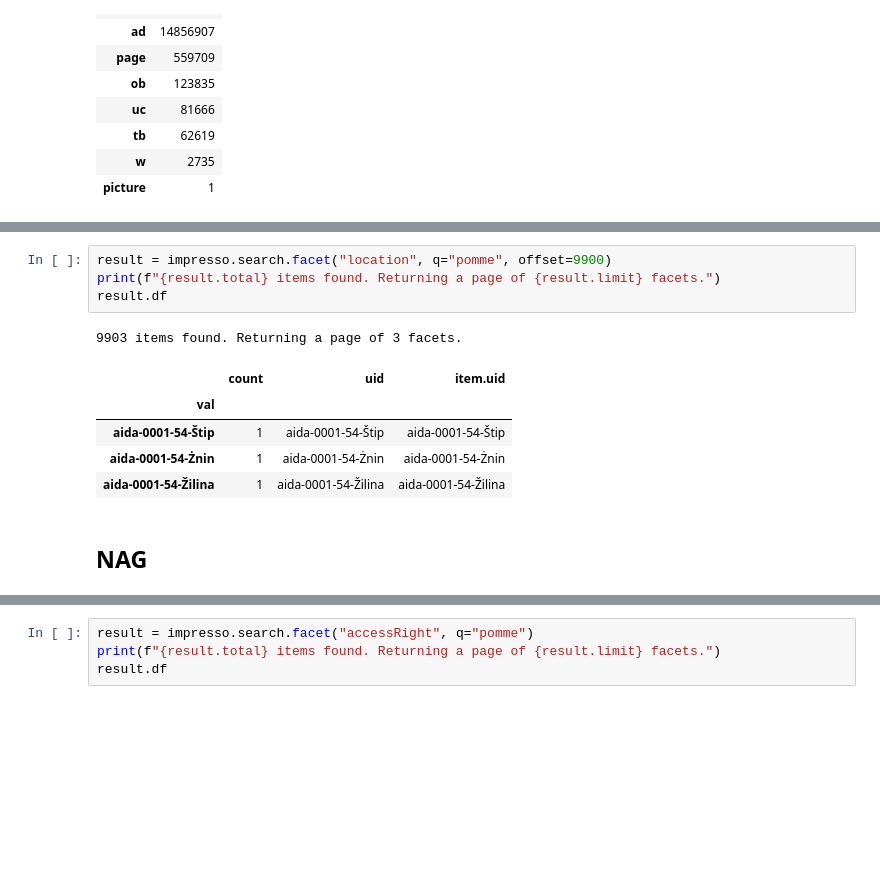
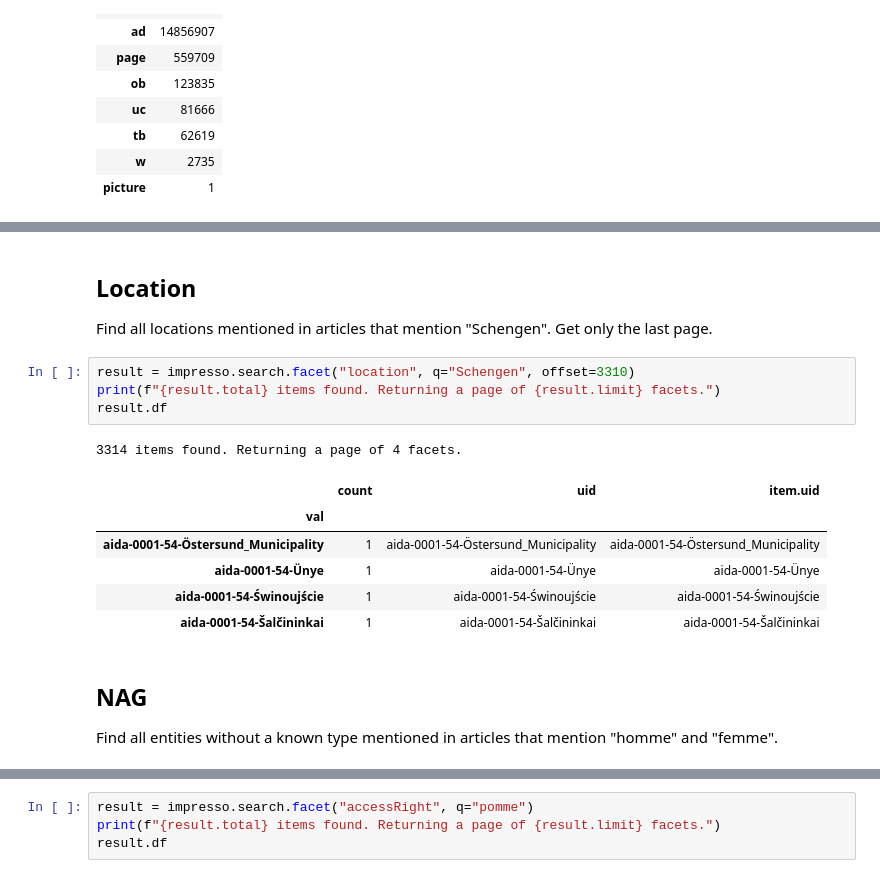
Before and after one commit to impresso/impresso-py, a Jupyter notebook: examples/notebooks/search.ipynb, the cells around one changed output, grey strips where cells are left out. Saved outputs shown, nothing was run; the diff lists cells and outputs as text; blank space fills up the shorter version.

```diff
--- a/examples/notebooks/search.ipynb
+++ b/examples/notebooks/search.ipynb
@@ -461,15 +506,22 @@ result.df
+# %% [markdown]
+## Location
+
+Find all locations mentioned in articles that mention "Schengen". Get only the last page.
 # %%
-result = impresso.search.facet("location", q="pomme", offset=9900)
+result = impresso.search.facet("location", q="Schengen", offset=3310)
 print(f"{result.total} items found. Returning a page of {result.limit} facets.")
 result.df
 # %% [output]
-9903 items found. Returning a page of 3 facets.
+3314 items found. Returning a page of 4 facets.
 |  | count | uid | item.uid |
 | val |  |  |  |
-| aida-0001-54-Štip | 1 | aida-0001-54-Štip | aida-0001-54-Štip |
-| aida-0001-54-Żnin | 1 | aida-0001-54-Żnin | aida-0001-54-Żnin |
-| aida-0001-54-Žilina | 1 | aida-0001-54-Žilina | aida-0001-54-Žilina |
+| aida-0001-54-Östersund_Municipality | 1 | aida-0001-54-Östersund_Municipality | aida-0001-54-Östersund_Municipality |
+| aida-0001-54-Ünye | 1 | aida-0001-54-Ünye | aida-0001-54-Ünye |
+| aida-0001-54-Świnoujście | 1 | aida-0001-54-Świnoujście | aida-0001-54-Świnoujście |
+| aida-0001-54-Šalčininkai | 1 | aida-0001-54-Šalčininkai | aida-0001-54-Šalčininkai |
-# %% [markdown]
-## NAG
+# %% [markdown]
+## NAG
+
+Find all entities without a known type mentioned in articles that mention "homme" and "femme".
 # %%
 from impresso import AND, OR
```
Also changed, not shown: parts of 72 cells of this notebook, 4 other files.
